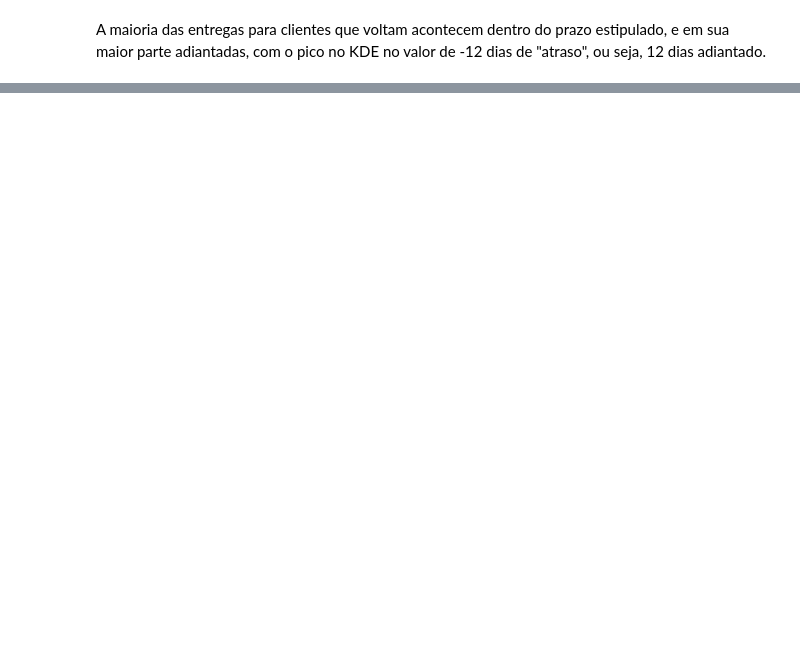
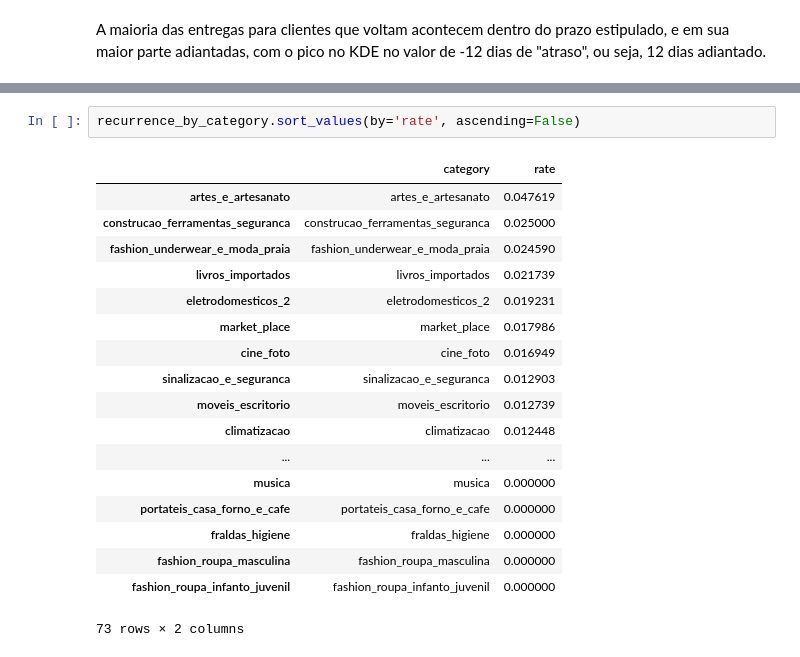
Before and after one commit to GuiBrandt/e-commerce, a Jupyter notebook: Sprint 1/reincidencia.ipynb, the cells around one changed output, grey strips where cells are left out. Drawn from its saved outputs; the diff is of its cells as text; blank space fills up the shorter version.

```diff
--- a/Sprint 1/reincidencia.ipynb
+++ b/Sprint 1/reincidencia.ipynb
@@ -142,0 +262,21 @@ Para o total das entregas, no entanto, observa-se o mesmo padrão. É possível
+# %%
+recurrence_by_category.sort_values(by='rate', ascending=False)
+# %% [output]
+|  | category | rate |
+| artes_e_artesanato | artes_e_artesanato | 0.047619 |
+| construcao_ferramentas_seguranca | construcao_ferramentas_seguranca | 0.025000 |
+| fashion_underwear_e_moda_praia | fashion_underwear_e_moda_praia | 0.024590 |
+| livros_importados | livros_importados | 0.021739 |
+| eletrodomesticos_2 | eletrodomesticos_2 | 0.019231 |
+| market_place | market_place | 0.017986 |
+| cine_foto | cine_foto | 0.016949 |
+| sinalizacao_e_seguranca | sinalizacao_e_seguranca | 0.012903 |
+| moveis_escritorio | moveis_escritorio | 0.012739 |
+| climatizacao | climatizacao | 0.012448 |
+| ... | ... | ... |
+| musica | musica | 0.000000 |
+| portateis_casa_forno_e_cafe | portateis_casa_forno_e_cafe | 0.000000 |
+| fraldas_higiene | fraldas_higiene | 0.000000 |
+| fashion_roupa_masculina | fashion_roupa_masculina | 0.000000 |
+| fashion_roupa_infanto_juvenil | fashion_roupa_infanto_juvenil | 0.000000 |
+73 rows × 2 columns
```
Also changed, not shown: parts of 13 cells of this notebook.
